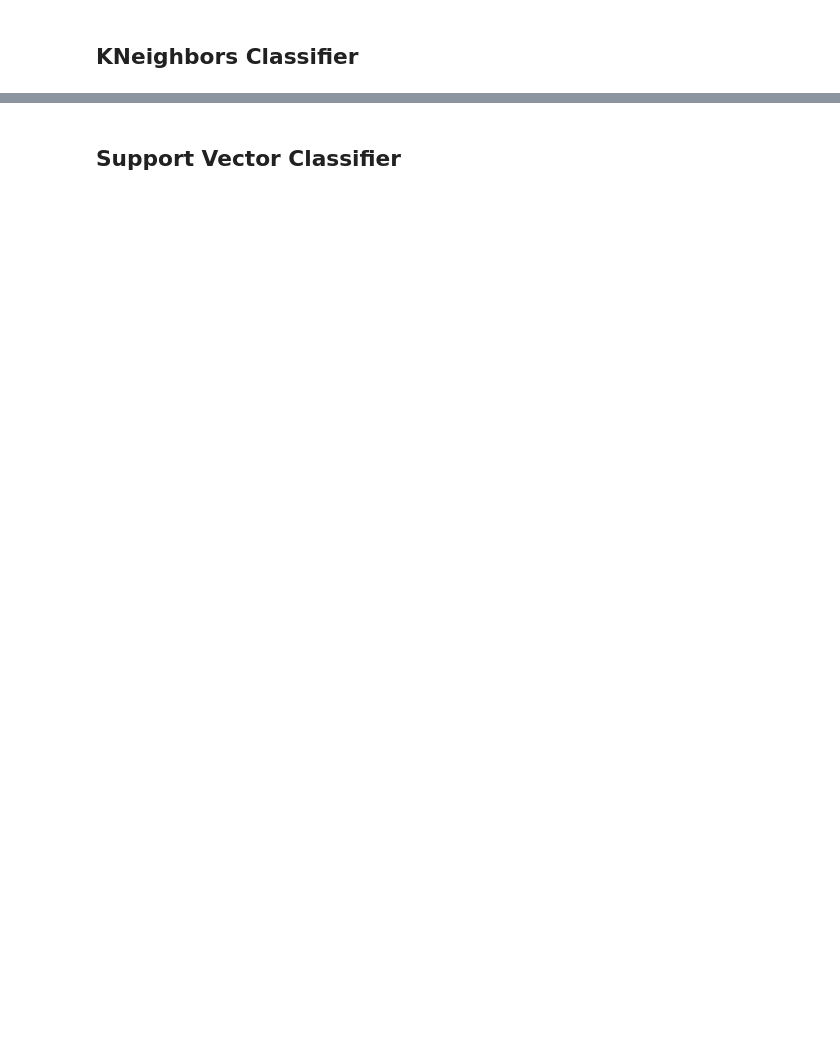
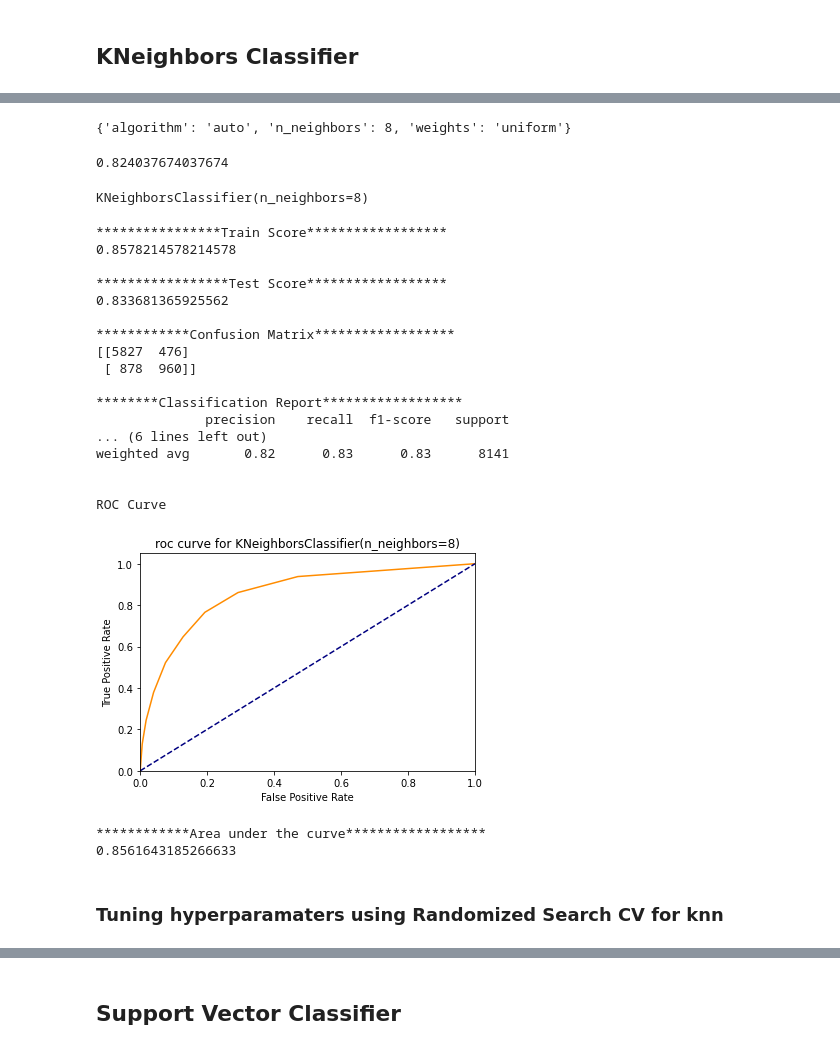
Before and after one commit to pandeysudip/income-prediction, a Jupyter notebook: Model_building.ipynb, the cells around one changed output, grey strips where cells are left out. Saved outputs shown, nothing was run; the diff lists cells and outputs as text; code cells hidden in the pictures; blank space fills up the shorter version.

```diff
--- a/Model_building.ipynb
+++ b/Model_building.ipynb
@@ -482,0 +618,8 @@ test_score(knn_5)
+# %%
+#### Using GridSearchCV
+param_grid_knn = {'weights': ['uniform','distance'],
+              'algorithm': ['auto','ball_tree', 'kd_tree'],
+             'n_neighbors':[1,5,8,10]}
+grid_knn = GridSearchCV(knn_5, param_grid_knn, verbose=4, n_jobs=-1)
+# %%
+grid_knn.fit(X_train_scaled, y_train)
@@ -482,0 +633,42 @@ test_score(knn_5)
+# %%
+# List the best parameters for this dataset
+print(grid_knn.best_params_)
+# %% [output]
+{'algorithm': 'auto', 'n_neighbors': 8, 'weights': 'uniform'}
+# %%
+# List the best score
+print(grid_knn.best_score_)
+# %% [output]
+0.824037674037674
+# %%
+#best estimator
+knn_b=grid_knn.best_estimator_
+knn_b
+# %% [output]
+KNeighborsClassifier(n_neighbors=8)
+# %%
+#score for logistic regression using training and test data
+test_score(knn_b)
+# %% [output]
+****************Train Score******************
+0.8578214578214578
+
+*****************Test Score******************
+0.833681365925562
+
+************Confusion Matrix******************
+[[5827  476]
+ [ 878  960]]
+
+********Classification Report******************
+              precision    recall  f1-score   support
+... (6 lines left out)
+weighted avg       0.82      0.83      0.83      8141
+
+
+ROC Curve
+[figure, added]
+************Area under the curve******************
+0.8561643185266633
+# %% [markdown]
+### Tuning hyperparamaters  using Randomized Search CV for knn
```
Also changed, not shown: parts of 95 cells of this notebook.
